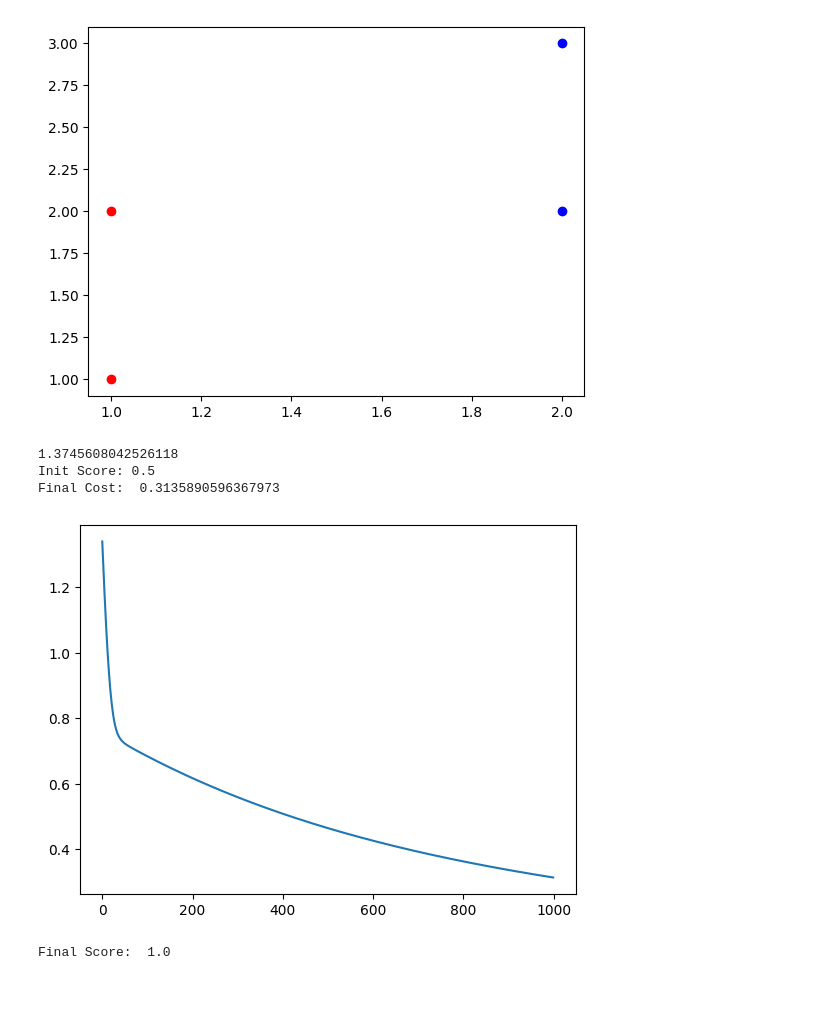
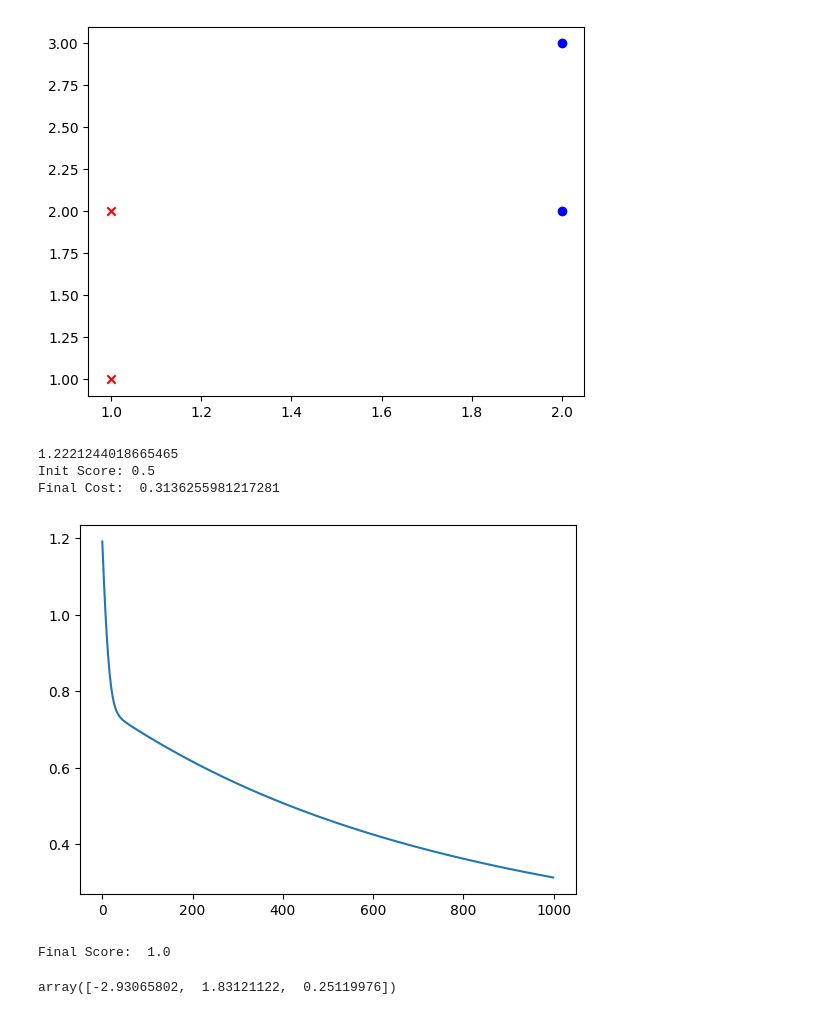
Before and after one commit to iadel93/DEBI_Python, a Jupyter notebook: MachineLearning/LogisticRegression.ipynb, the cells around one changed output. Drawn from its saved outputs; the diff is of its cells as text; code cells hidden in the pictures.

```diff
--- a/MachineLearning/LogisticRegression.ipynb
+++ b/MachineLearning/LogisticRegression.ipynb
@@ -6,8 +6,8 @@ from sklearn.metrics import accuracy_score
 X = np.array([[1, 1], [1, 2], [2, 2], [2, 3]])
 y = np.array([0,0, 1, 1])
 
-plt.scatter(X[y == 0, 0], X[y == 0, 1], color='red')
-plt.scatter(X[y == 1, 0], X[y == 1, 1], color='blue')
+plt.scatter(X[y == 0, 0], X[y == 0, 1], marker='x', c='r')
+plt.scatter(X[y == 1, 0], X[y == 1, 1], marker='o', c='b')
 plt.show()
 
 def logistic_function(z):
@@ -22,35 +22,39 @@ def gradient(X, y, theta):
     h = logistic_function(X.dot(theta))
     return  X.T.dot(h-y)
 
 def gradient_descent(X, y, theta, alpha, num_iters):
     j_history = []
     for i in range(num_iters):
         theta = theta - alpha * gradient(X, y, theta)
         j_history.append(cost_function(X, y, theta))
     return theta, j_history
 
 
 
-X = np.c_[np.ones((X.shape[0], 1)), X]
+X = np.c_[np.ones((X.shape[0], 1)), X] # Add a column of ones to X (intercept term)
 theta = np.random.rand(X.shape[1])
 
 init_cost = cost_function(X, y, theta)
 print(init_cost)
 init_score = accuracy_score(y, logistic_function(X.dot(theta)) > 0.5)
 print("Init Score:",init_score)
 
 theta, j_history = gradient_descent(X, y, theta, 0.01, 1000)
 
 print("Final Cost: ", j_history[-1])
 
 plt.plot(j_history)
 plt.show()
 
 print("Final Score: ", accuracy_score(y, logistic_function(X.dot(theta)) > 0.5))
 # %% [output]
 [figure]
-1.3745608042526118
+1.2221244018665465
 Init Score: 0.5
-Final Cost:  0.3135890596367973
+Final Cost:  0.3136255981217281
-[figure, old version]
+[figure, new version]
 Final Score:  1.0
+# %%
+theta
+# %% [output]
+array([-2.93065802,  1.83121122,  0.25119976])
```
Also changed, not shown: parts of 6 cells of this notebook, 1 other file.
